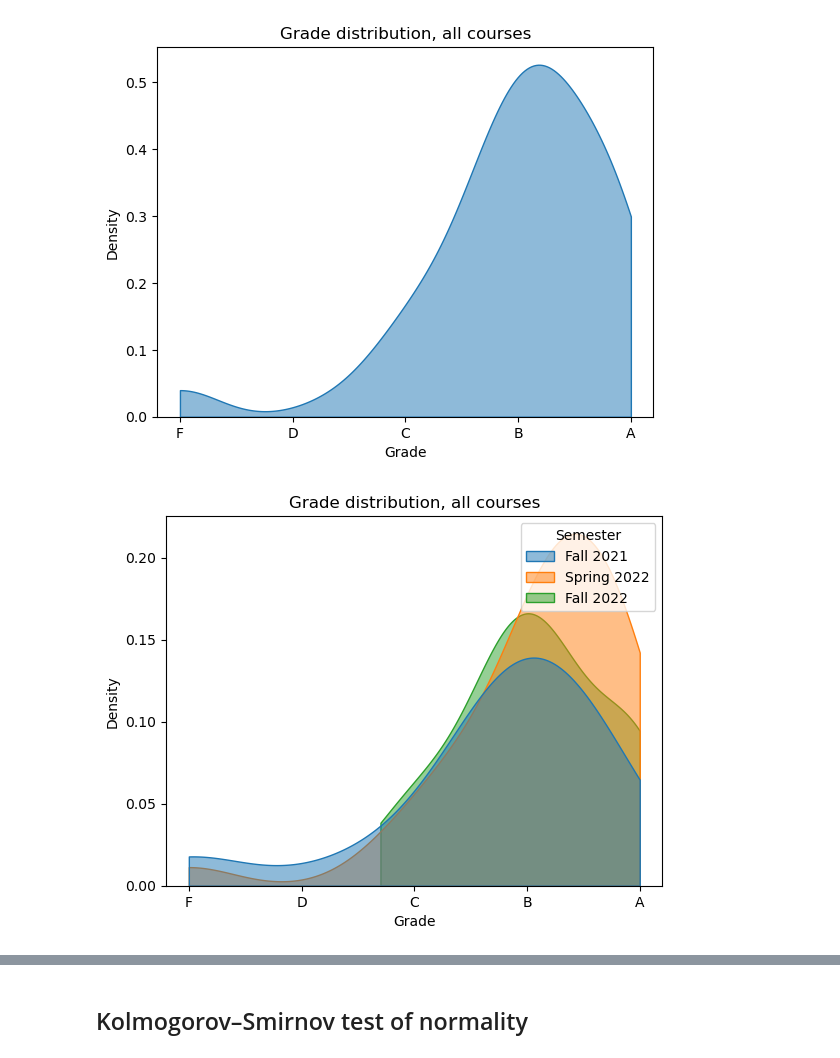
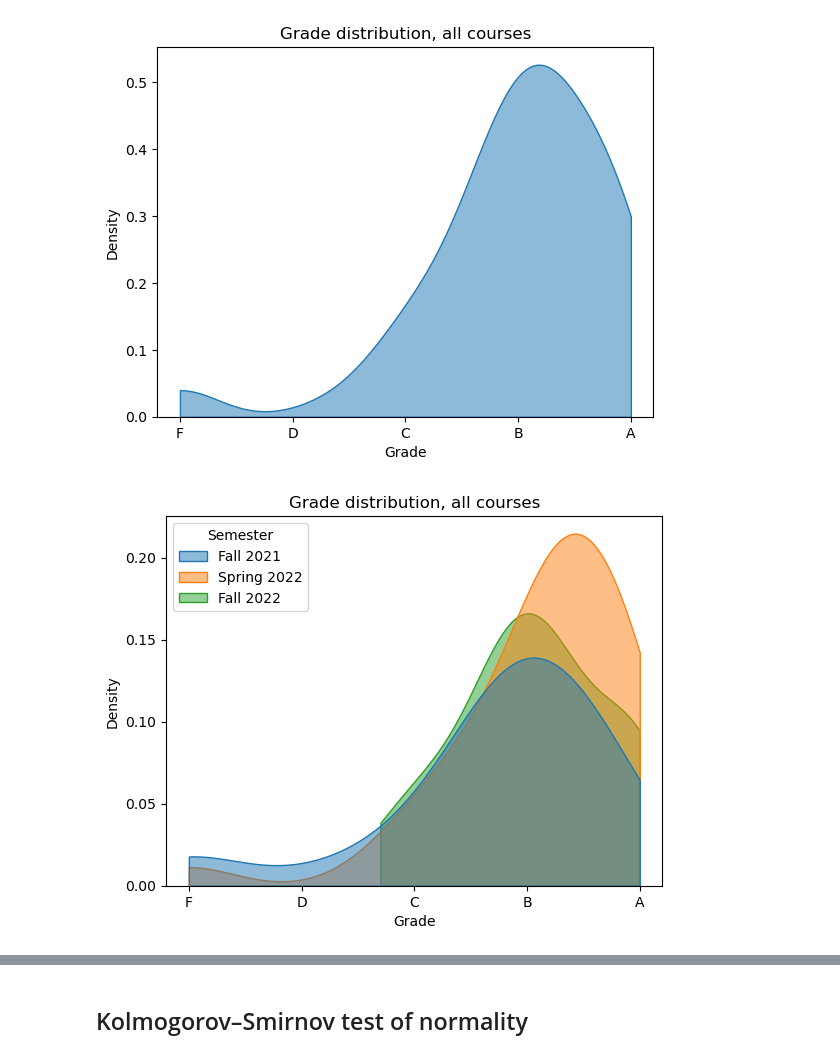
Before and after one commit to gperdrizet/grade_distribution, a Jupyter notebook: grade_distribution_plots.ipynb, the cells around one changed output, grey strips where cells are left out. Drawn from its saved outputs; the diff is of its cells as text; code cells hidden in the pictures.

Commit message:
Fixed plot legends.

```diff
--- a/grade_distribution_plots.ipynb
+++ b/grade_distribution_plots.ipynb
@@ -102,20 +102,22 @@ xticks = ax.set_xticks(range(5), labels=['F','D','C','B','A'])
 # %%
 ax = sns.kdeplot(
     data=data,
     x="Grade Points",
     hue="Semester",
     fill=True,
     alpha=.5,
     cut=0
 )
 
-plot = ax.set(
+ax.set(
     xlabel='Grade',
     ylabel='Density',
     title='Grade distribution, all courses'
 )
 
+sns.move_legend(ax, "upper left")
+
 xticks = ax.set_xticks(range(5), labels=['F','D','C','B','A'])
 # %% [output]
-[figure, old version]
+[figure, new version]
 # %%
```
Also changed, not shown: parts of 3 cells of this notebook.
